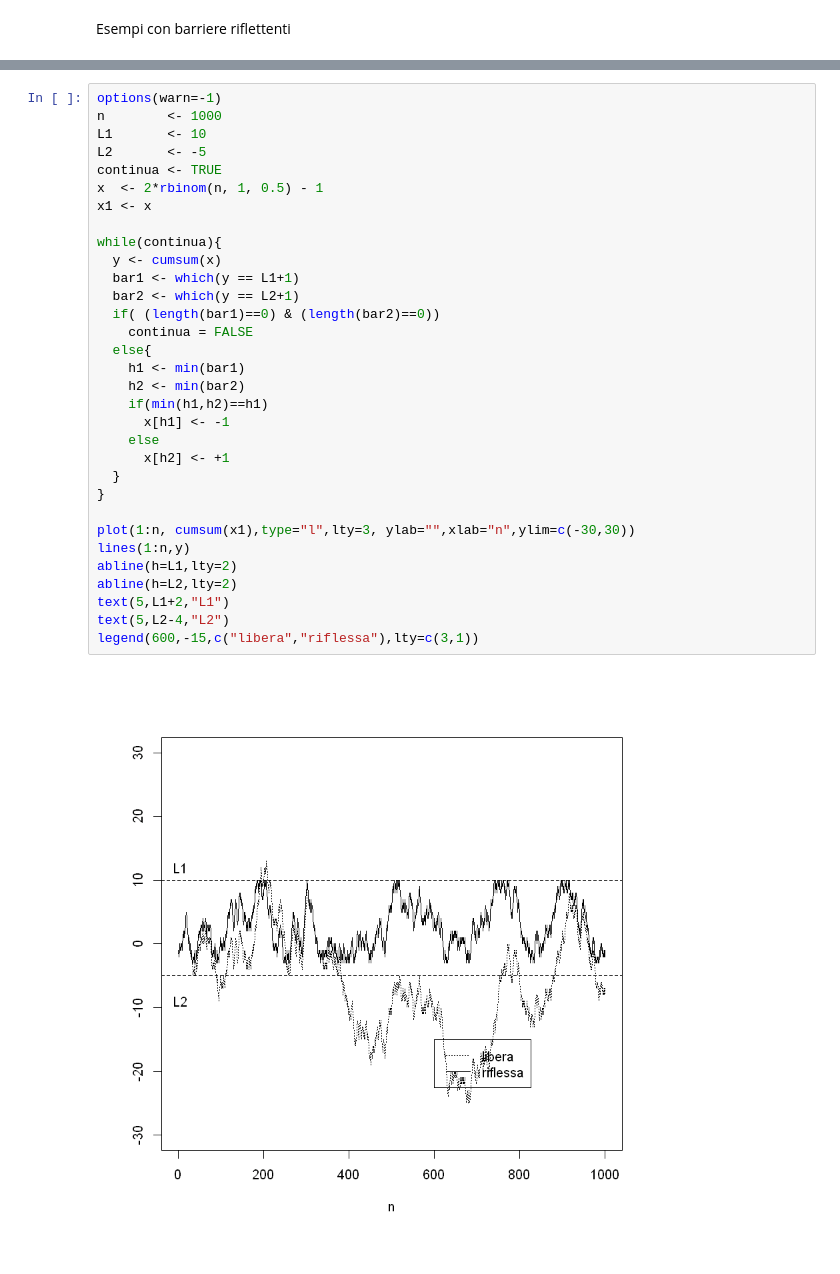
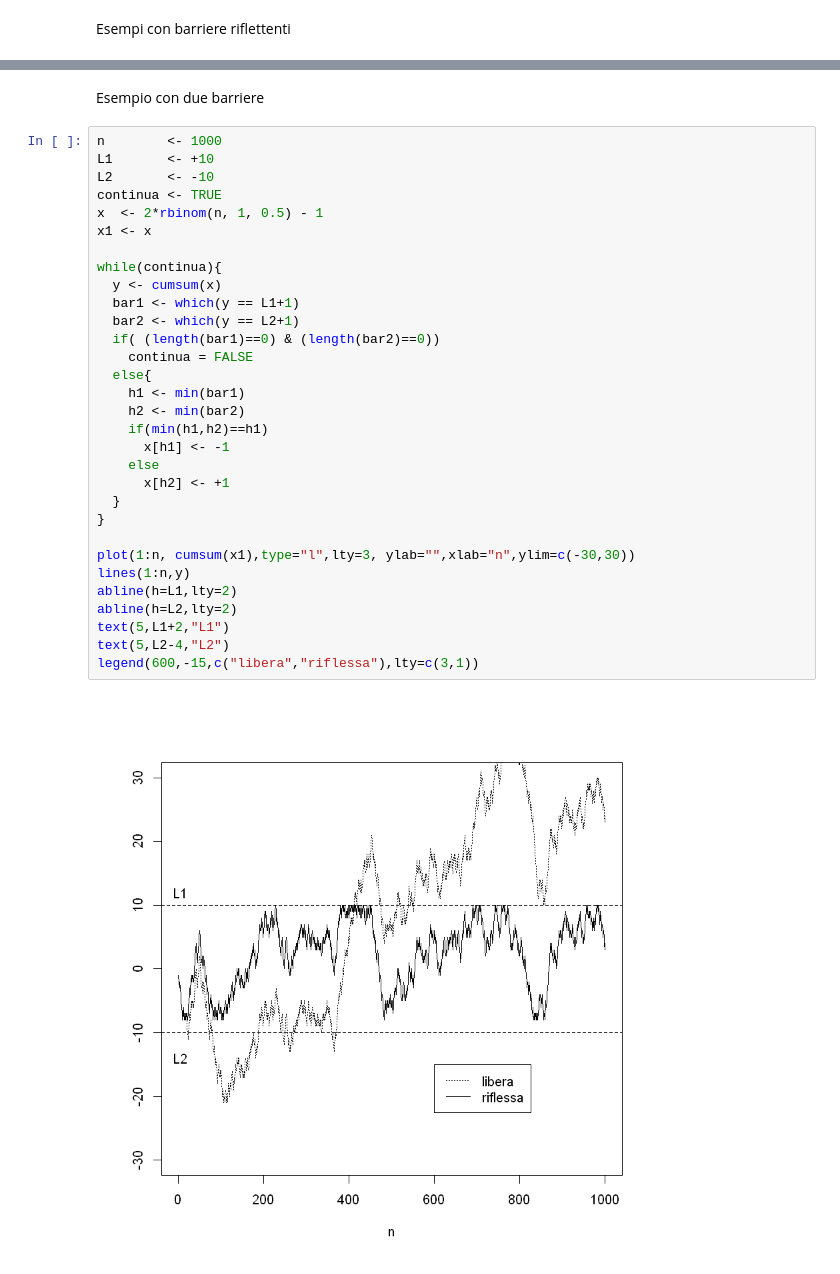
Before and after one commit to gdlunga/working, a Jupyter notebook: R/statistica con R/statistica_con_R.ipynb, the cells around one changed output, grey strips where cells are left out. Drawn from its saved outputs; the diff is of its cells as text.

```diff
--- a/R/statistica con R/statistica_con_R.ipynb
+++ b/R/statistica con R/statistica_con_R.ipynb
@@ -189,34 +189,35 @@ legend(60,-15,c("libera","riflessa"),lty=c(3,1))
+# %% [markdown]
+Esempio con due barriere
 # %%
-options(warn=-1)
 n        <- 1000
-L1       <- 10
-L2       <- -5
+L1       <- +10
+L2       <- -10
 continua <- TRUE
 x  <- 2*rbinom(n, 1, 0.5) - 1
 x1 <- x
 
 while(continua){
   y <- cumsum(x)
   bar1 <- which(y == L1+1)
   bar2 <- which(y == L2+1)
   if( (length(bar1)==0) & (length(bar2)==0))
     continua = FALSE
   else{
     h1 <- min(bar1)
     h2 <- min(bar2)
     if(min(h1,h2)==h1)
       x[h1] <- -1
     else
       x[h2] <- +1
   }
 }
 
 plot(1:n, cumsum(x1),type="l",lty=3, ylab="",xlab="n",ylim=c(-30,30))
 lines(1:n,y)
 abline(h=L1,lty=2)
 abline(h=L2,lty=2)
 text(5,L1+2,"L1")
 text(5,L2-4,"L2")
 legend(600,-15,c("libera","riflessa"),lty=c(3,1))
 # %% [output]
-[figure, old version]
+[figure, new version]
```
Also changed, not shown: parts of 26 cells of this notebook, 1 other file.
